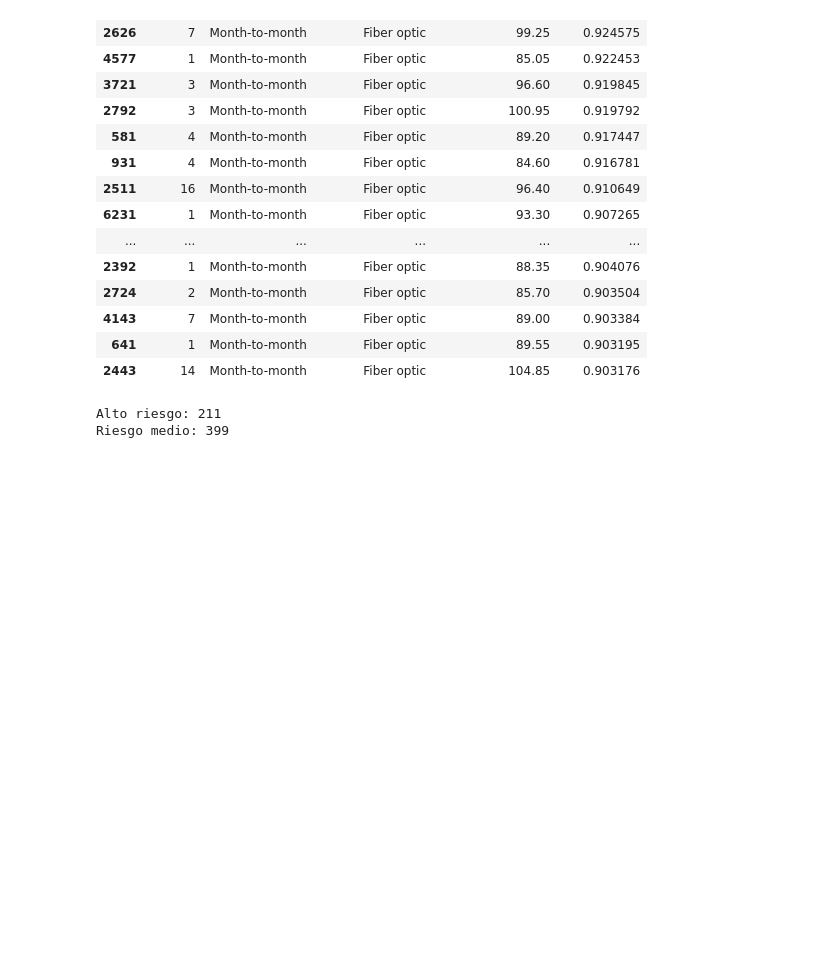
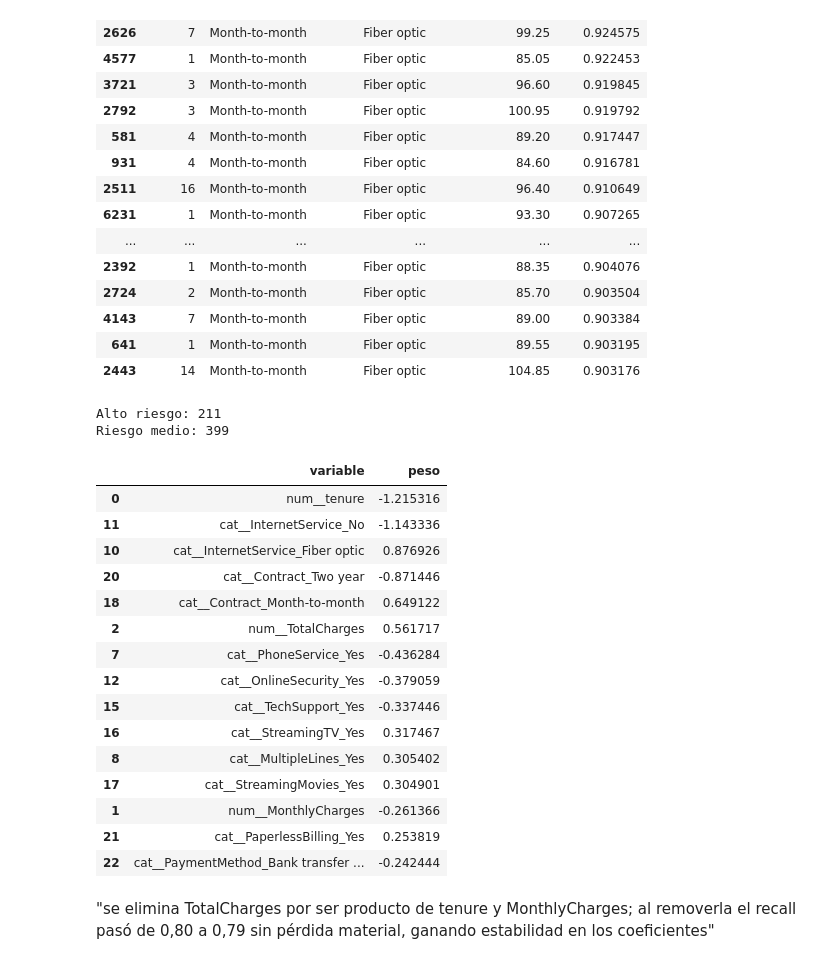
Before and after one commit to KingAegon19/telco-churn, a Jupyter notebook: notebooks/03_modelado.ipynb, the cells around one changed output. Saved outputs shown, nothing was run; the diff lists cells and outputs as text; code cells hidden in the pictures; blank space fills up the shorter version.

```diff
--- a/notebooks/03_modelado.ipynb
+++ b/notebooks/03_modelado.ipynb
@@ -194,3 +194,33 @@ print(f"Riesgo medio: {len(medio)}")
 # %% [output]
 Alto riesgo: 211
 Riesgo medio: 399
+# %%
+import numpy as np
+
+nombres = modelo.named_steps['prep'].get_feature_names_out()
+pesos = modelo.named_steps['clf'].coef_[0]
+
+coef = pd.DataFrame({'variable': nombres, 'peso': pesos})
+coef['abs'] = coef['peso'].abs()
+coef = coef.sort_values('abs', ascending=False)
+
+coef[['variable', 'peso']].head(15)
+# %% [output]
+|  | variable | peso |
+| 0 | num__tenure | -1.215316 |
+| 11 | cat__InternetService_No | -1.143336 |
+| 10 | cat__InternetService_Fiber optic | 0.876926 |
+| 20 | cat__Contract_Two year | -0.871446 |
+| 18 | cat__Contract_Month-to-month | 0.649122 |
+| 2 | num__TotalCharges | 0.561717 |
+| 7 | cat__PhoneService_Yes | -0.436284 |
+| 12 | cat__OnlineSecurity_Yes | -0.379059 |
+| 15 | cat__TechSupport_Yes | -0.337446 |
+| 16 | cat__StreamingTV_Yes | 0.317467 |
+| 8 | cat__MultipleLines_Yes | 0.305402 |
+| 17 | cat__StreamingMovies_Yes | 0.304901 |
+| 1 | num__MonthlyCharges | -0.261366 |
+| 21 | cat__PaperlessBilling_Yes | 0.253819 |
+| 22 | cat__PaymentMethod_Bank transfer ... | -0.242444 |
+# %% [markdown]
+"se elimina TotalCharges por ser producto de tenure y MonthlyCharges; al removerla el recall pasó de 0,80 a 0,79 sin pérdida material, ganando estabilidad en los coeficientes"
```
Also changed, not shown: parts of 9 cells of this notebook, 1 other file.
